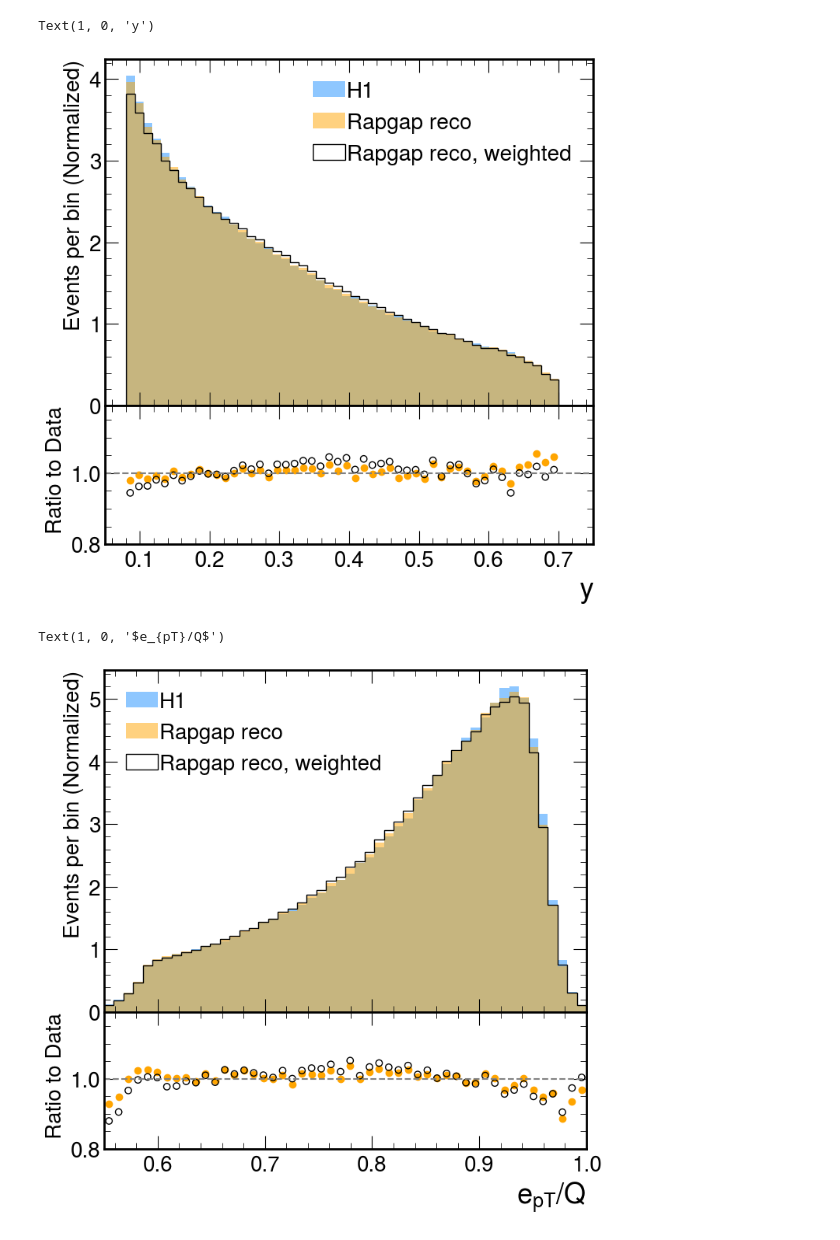
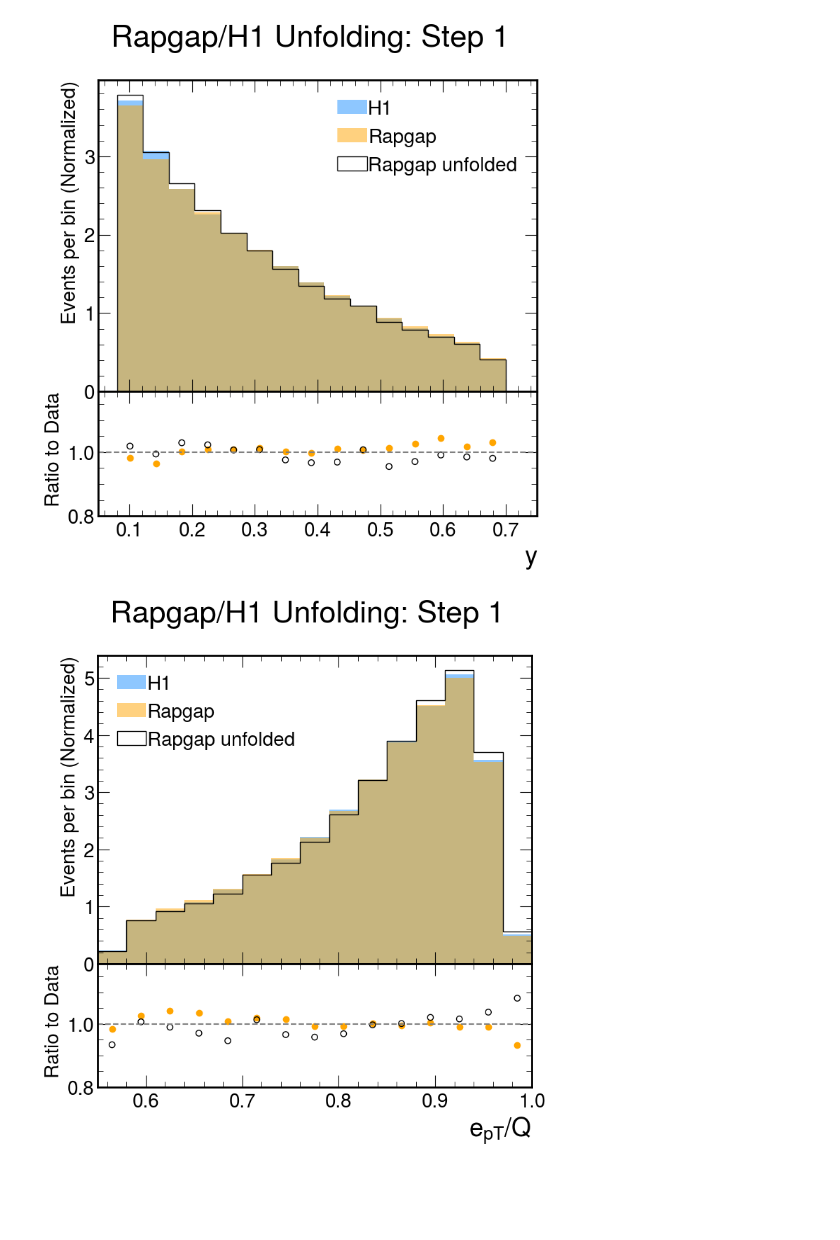
Before and after one commit to ViniciusMikuni/H1Unfold, a Jupyter notebook: scripts/control_plots.ipynb, the cells around one changed output. Cells and saved outputs as stored; diff of their text form; code cells hidden in the pictures; blank space fills up the shorter version.

```diff
--- a/scripts/control_plots.ipynb
+++ b/scripts/control_plots.ipynb
@@ -6,5 +6,9 @@ import numpy as np
 import awkward as ak
 import mplhep as hep
 hep.style.use("CMS")
+# %%
+step = 1
+include_vinny = False
+data_name = "H1"
 # %%
 data_directory = "/global/homes/r/rmilton/m3246/rmilton/H1Unfold/jet_data/"
@@ -34,26 +98,33 @@ fig = plt.figure(figsize=(8,8))
 gs = fig.add_gridspec(2, hspace=0, height_ratios=[2.5, 1])
 axs = gs.subplots(sharex=True)
 
-xlow, xhigh = 5, 10
-data_entries, data_bins, _ = axs[0].hist(np.log(data_event_info["reco_Q2"]), weights=data_event_info["weight"], bins=50, histtype='stepfilled', label="H1", density=True, alpha=.5, color='dodgerblue', range=(xlow, xhigh))
-MC_entries, MC_bins, _ = axs[0].hist(np.log(event_info["reco_Q2"]), weights=event_info["weight"], bins=50, histtype='stepfilled', label="Rapgap reco", density=True, alpha=.5, color='orange', range=(xlow, xhigh))
-unfolded_entries, unfolded_bins, _ = axs[0].hist(np.log(event_info["reco_Q2"]), weights=event_info["weight"]*event_info["step1_weights"], bins=50, histtype='step', label="Rapgap reco, weighted", density=True, color='black', range=(xlow, xhigh))
+xlow, xhigh = 5, 9.8
+data_entries, data_bins, _ = axs[0].hist(np.log(data_event_info["Q2"]), weights=data_event_info["weight"], bins=15, histtype='stepfilled', label=data_name, density=True, alpha=.5, color='dodgerblue', range=(xlow, xhigh))
+MC_entries, MC_bins, _ = axs[0].hist(np.log(event_info["Q2"]), weights=event_info["weight"], bins=15, histtype='stepfilled', label="Rapgap", density=True, alpha=.5, color='orange', range=(xlow, xhigh))
+unfolded_entries, unfolded_bins, _ = axs[0].hist(np.log(event_info["Q2"]), weights=event_info["weight"]*event_info["unfolded_weights"], bins=15, histtype='step', label="Rapgap unfolded", density=True, color='black', range=(xlow, xhigh))
+
 print(unfolded_entries)
 data_bin_centers = data_bins[:-1]+ 0.5*(data_bins[1:] - data_bins[:-1])
 
 axs[0].set_ylabel("Events per bin (Normalized)", fontsize=20)
 axs[0].set_xlim(4.5, xhigh)
-axs[0].legend(loc='upper right', handletextpad=0.05, fontsize=20)
 axs[0].tick_params(axis='both', which='major', labelsize=20)
 axs[0].tick_params(axis='both', which='minor', labelsize=20)
 
 axs[1].scatter(data_bin_centers, MC_entries/data_entries, color='orange')
 axs[1].scatter(data_bin_centers, unfolded_entries/data_entries, color='black', facecolors='none')
 
+if include_vinny:
+    unfolded_entries_vinny, unfolded_bins_vinny, _ = axs[0].hist(np.log(vinny_event_info["Q2"]), weights=vinny_event_info["weight"]*vinny_event_info["unfolded_weights"], bins=15, histtype='step', label="Rapgap unfolded (Vinny)", density=True, color='purple', range=(xlow, xhigh))
+    axs[1].scatter(data_bin_centers, unfolded_entries_vinny/data_entries, color='purple', facecolors='none',  marker='s')
+axs[0].legend(loc='upper right', handletextpad=0.05, fontsize=20)
+
 axs[1].set_ylabel("Ratio to Data", fontsize=20)
-axs[1].set_ylim(.5, 1.5)
+axs[1].set_ylim(.8, 1.19)
 axs[1].tick_params(axis='both', which='major', labelsize=20)
 axs[1].tick_params(axis='both', which='minor', labelsize=20)
 axs[1].hlines(1, 4.5, xhigh, color='grey', linestyle='dashed' )
 plt.xlabel("log($Q^2$)")
+plt.suptitle(f"Rapgap/{data_name} Unfolding: Step {step}")
+plt.savefig(f"../plots/Rapgap_{data_name}_unfolding_step{step}_logQ2.pdf")
 # %% [output]
@@ -75,49 +136,54 @@ Text(1, 0, 'log($Q^2$)')
 # %%
 fig = plt.figure(figsize=(8,8))
 gs = fig.add_gridspec(2, hspace=0, height_ratios=[2.5, 1])
 axs = gs.subplots(sharex=True)
 
 xlow, xhigh = .08, .7
-data_entries, data_bins, _ = axs[0].hist(data_event_info["reco_y"], weights=data_event_info["weight"], bins=50, histtype='stepfilled', label="H1", density=True, alpha=.5, color='dodgerblue', range=(xlow, xhigh))
-MC_entries, MC_bins, _ = axs[0].hist(event_info["reco_y"], weights=event_info["weight"], bins=50, histtype='stepfilled', label="Rapgap reco", density=True, alpha=.5, color='orange', range=(xlow, xhigh))
-unfolded_entries, unfolded_bins, _ = axs[0].hist(event_info["reco_y"], weights=event_info["weight"]*event_info["step1_weights"], bins=50, histtype='step', label="Rapgap reco, weighted", density=True, color='black', range=(xlow, xhigh))
+data_entries, data_bins, _ = axs[0].hist(data_event_info["y"], weights=data_event_info["weight"], bins=15, histtype='stepfilled', label=data_name, density=True, alpha=.5, color='dodgerblue', range=(xlow, xhigh))
+MC_entries, MC_bins, _ = axs[0].hist(event_info["y"], weights=event_info["weight"], bins=15, histtype='stepfilled', label="Rapgap", density=True, alpha=.5, color='orange', range=(xlow, xhigh))
+unfolded_entries, unfolded_bins, _ = axs[0].hist(event_info["y"], weights=event_info["weight"]*event_info["unfolded_weights"], bins=15, histtype='step', label="Rapgap unfolded", density=True, color='black', range=(xlow, xhigh))
 
 data_bin_centers = data_bins[:-1]+ 0.5*(data_bins[1:] - data_bins[:-1])
 
 axs[0].set_ylabel("Events per bin (Normalized)", fontsize=20)
 axs[0].set_xlim(.05, .75)
-axs[0].legend(loc='upper right', handletextpad=0.05, fontsize=20)
 axs[0].tick_params(axis='both', which='major', labelsize=20)
 axs[0].tick_params(axis='both', which='minor', labelsize=20)
 
 
 axs[1].scatter(data_bin_centers, MC_entries/data_entries, color='orange')
 axs[1].scatter(data_bin_centers, unfolded_entries/data_entries, color='black', facecolors='none')
 
+if include_vinny:
+    unfolded_entries_vinny, unfolded_bins_vinny, _ = axs[0].hist(vinny_event_info["y"], weights=vinny_event_info["weight"]*vinny_event_info["unfolded_weights"], bins=15, histtype='step', label="Rapgap unfolded (Vinny)", density=True, color='purple', range=(xlow, xhigh))
+    axs[1].scatter(data_bin_centers, unfolded_entries_vinny/data_entries, color='purple', facecolors='none', marker='s')
+
+axs[0].legend(loc='upper right', handletextpad=0.05, fontsize=20)
+
 axs[1].set_ylabel("Ratio to Data", fontsize=20)
 axs[1].set_ylim(.8, 1.19)
 axs[1].tick_params(axis='both', which='major', labelsize=20)
 axs[1].tick_params(axis='both', which='minor', labelsize=20)
 axs[1].hlines(1, .05, .75, color='grey', linestyle='dashed' )
 plt.xlabel("y")
+plt.suptitle(f"Rapgap/{data_name} Unfolding: Step {step}")
+plt.savefig(f"../plots/Rapgap_{data_name}_unfolding_step{step}_y.pdf")
 # %% [output]
-Text(1, 0, 'y')
-[figure, old version]
+[figure, new version]
 # %%
 fig = plt.figure(figsize=(8,8))
 gs = fig.add_gridspec(2, hspace=0, height_ratios=[2.5, 1])
 axs = gs.subplots(sharex=True)
 
 xlow, xhigh = .55, 1
-data_entries, data_bins, _ = axs[0].hist(data_event_info["reco_elec_pT"]/np.sqrt(data_event_info["reco_Q2"]), weights=data_event_info["weight"], bins=50, histtype='stepfilled', label="H1", density=True, alpha=.5, color='dodgerblue', range=(xlow, xhigh))
-MC_entries, MC_bins, _ = axs[0].hist(event_info["reco_elec_pT"]/np.sqrt(event_info["reco_Q2"]), weights=event_info["weight"], bins=50, histtype='stepfilled', label="Rapgap reco", density=True, alpha=.5, color='orange', range=(xlow, xhigh))
-unfolded_entries, unfolded_bins, _ = axs[0].hist(event_info["reco_elec_pT"]/np.sqrt(event_info["reco_Q2"]), weights=event_info["weight"]*event_info["step1_weights"], bins=50, histtype='step', label="Rapgap reco, weighted", density=True, color='black', range=(xlow, xhigh))
+data_entries, data_bins, _ = axs[0].hist(data_event_info["elec_pT"]/np.sqrt(data_event_info["Q2"]), weights=data_event_info["weight"], bins=15, histtype='stepfilled', label=data_name, density=True, alpha=.5, color='dodgerblue', range=(xlow, xhigh))
+MC_entries, MC_bins, _ = axs[0].hist(event_info["elec_pT"]/np.sqrt(event_info["Q2"]), weights=event_info["weight"], bins=15, histtype='stepfilled', label="Rapgap", density=True, alpha=.5, color='orange', range=(xlow, xhigh))
+unfolded_entries, unfolded_bins, _ = axs[0].hist(event_info["elec_pT"]/np.sqrt(event_info["Q2"]), weights=event_info["weight"]*event_info["unfolded_weights"], bins=15, histtype='step', label="Rapgap unfolded", density=True, color='black', range=(xlow, xhigh))
 
 data_bin_centers = data_bins[:-1]+ 0.5*(data_bins[1:] - data_bins[:-1])
 
 axs[0].set_ylabel("Events per bin (Normalized)", fontsize=20)
 axs[0].set_xlim(xlow, xhigh)
-axs[0].legend(loc='upper left', handletextpad=0.05, fontsize=20)
 axs[0].tick_params(axis='both', which='major', labelsize=20)
 axs[0].tick_params(axis='both', which='minor', labelsize=20)
 
@@ -125,15 +191,22 @@ axs[0].tick_params(axis='both', which='minor', labelsize=20)
 axs[1].scatter(data_bin_centers, MC_entries/data_entries, color='orange')
 axs[1].scatter(data_bin_centers, unfolded_entries/data_entries, color='black', facecolors='none')
 
+if include_vinny:
+    unfolded_entries_vinny, unfolded_bins_vinny, _ = axs[0].hist(vinny_event_info["elec_pT"]/np.sqrt(vinny_event_info["Q2"]), weights=vinny_event_info["weight"]*vinny_event_info["unfolded_weights"], bins=15, histtype='step', label="Rapgap unfolded (Vinny)", density=True, color='purple', range=(xlow, xhigh))
+    axs[1].scatter(data_bin_centers, unfolded_entries_vinny/data_entries, color='purple', facecolors='none', marker='s')
+
+axs[0].legend(loc='upper left', handletextpad=0.05, fontsize=20)
+
 axs[1].set_ylabel("Ratio to Data", fontsize=20)
 axs[1].set_ylim(.8, 1.19)
 axs[1].tick_params(axis='both', which='major', labelsize=20)
 axs[1].tick_params(axis='both', which='minor', labelsize=20)
 axs[1].hlines(1, xlow, xhigh, color='grey', linestyle='dashed' )
 plt.xlabel("$e_{pT}/Q$")
+plt.suptitle(f"Rapgap/{data_name} Unfolding: Step {step}")
+plt.savefig(f"../plots/Rapgap_{data_name}_unfolding_step{step}_epTQ.pdf")
 # %% [output]
-Text(1, 0, '$e_{pT}/Q$')
-[figure, old version]
+[figure, new version]
 # %%
 fig = plt.figure(figsize=(8,8))
 gs = fig.add_gridspec(2, hspace=0, height_ratios=[2.5, 1])
```
Also changed, not shown: parts of 13 cells of this notebook.
